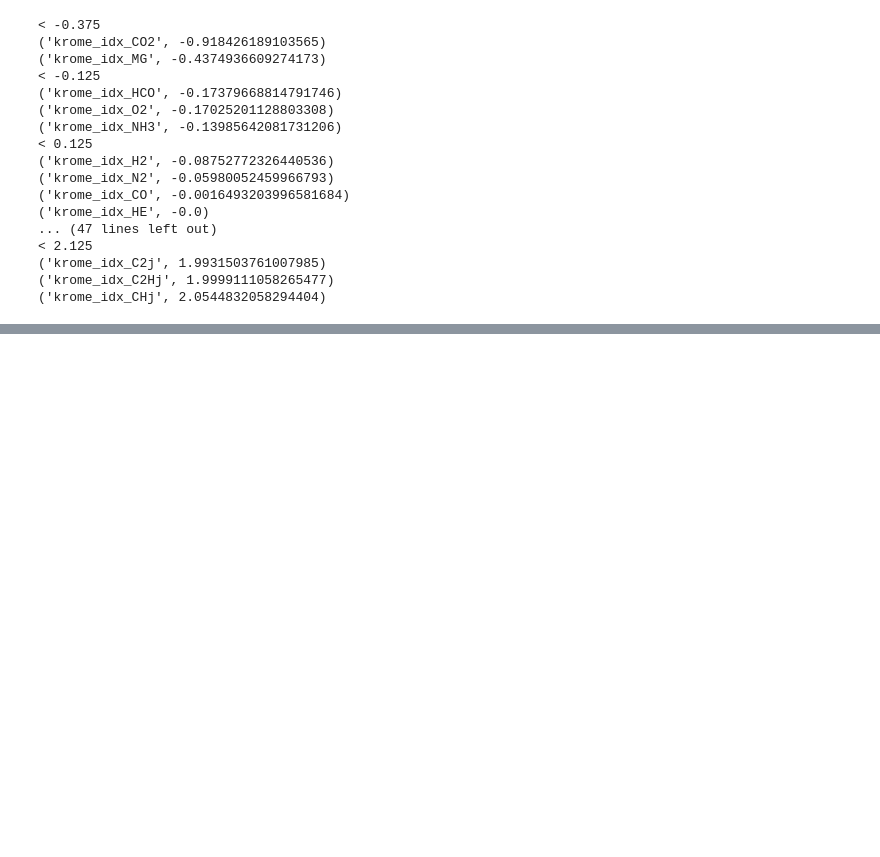
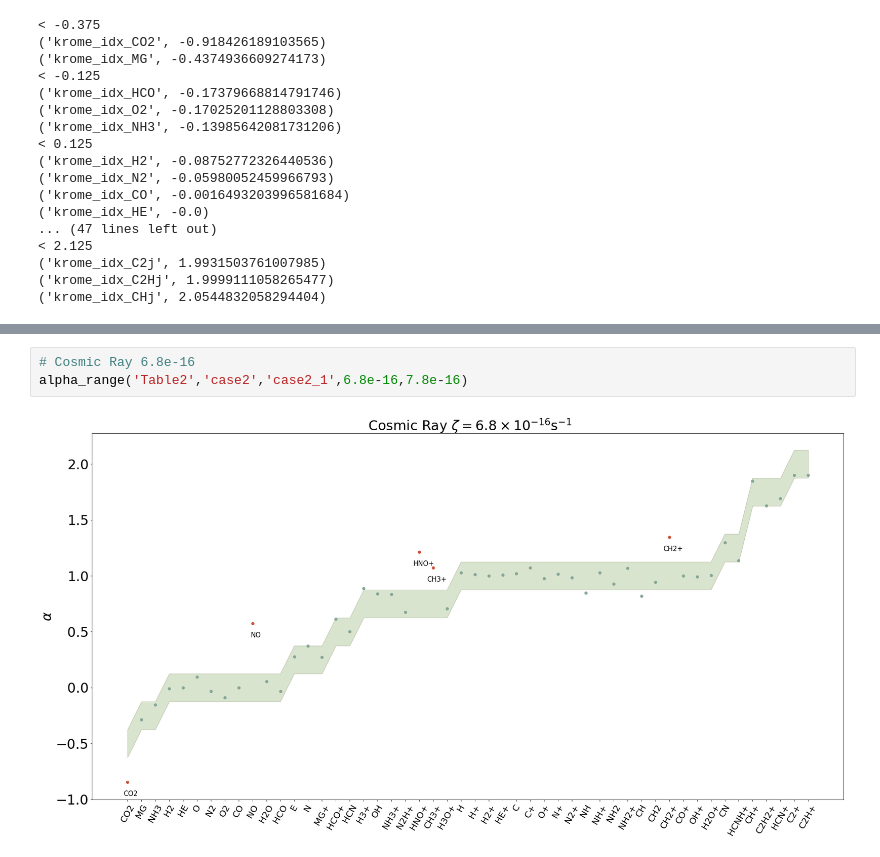
Before and after one commit to slowdivePTG/X-ray-chemistry, a Jupyter notebook: KROME/build_dustH2/data/alpha.ipynb, the cells around one changed output, grey strips where cells are left out. Cells and saved outputs as stored; diff of their text form; blank space fills up the shorter version.

```diff
--- a/KROME/build_dustH2/data/alpha.ipynb
+++ b/KROME/build_dustH2/data/alpha.ipynb
@@ -157,0 +212,5 @@ test1[krome_idx_N]-test2[krome_idx_N]
+# %%
+# Cosmic Ray 6.8e-16
+alpha_range('Table2','case2','case2_1',6.8e-16,7.8e-16)
+# %% [output]
+[figure, added]
```
Also changed, not shown: parts of 6 cells of this notebook, 13 other files.
